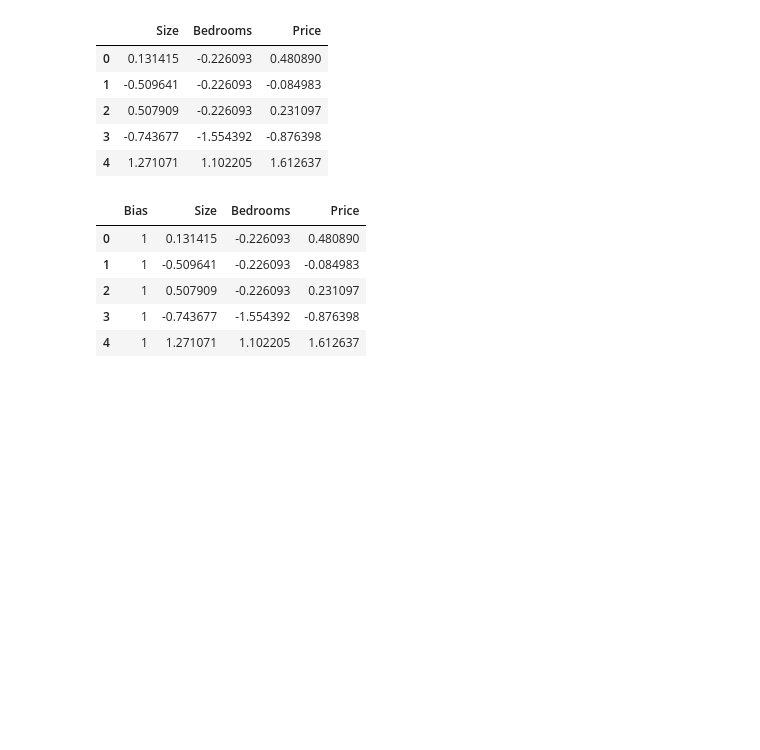
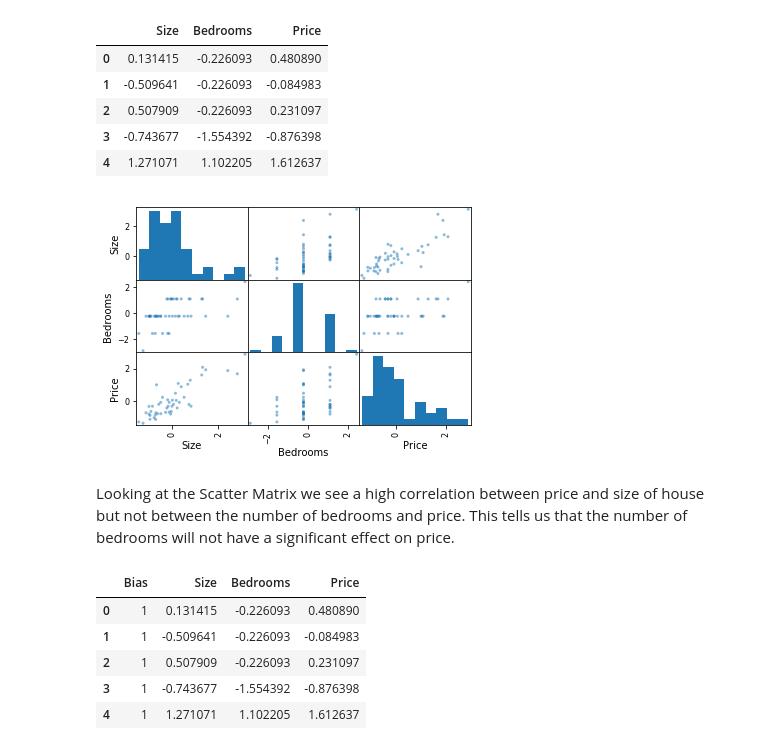
Before and after one commit to harperd/boxcli, a Jupyter notebook: notebooks/multivariate_linear_regression.ipynb, the cells around one changed output. Saved outputs shown, nothing was run; the diff lists cells and outputs as text; code cells hidden in the pictures; blank space fills up the shorter version.

```diff
--- a/notebooks/multivariate_linear_regression.ipynb
+++ b/notebooks/multivariate_linear_regression.ipynb
@@ -57,6 +57,13 @@ df_norm.head()
 | 2 | 0.507909 | -0.226093 | 0.231097 |
 | 3 | -0.743677 | -1.554392 | -0.876398 |
 | 4 | 1.271071 | 1.102205 | 1.612637 |
+# %%
+pd.plotting.scatter_matrix(df_norm)
+plt.show()
+# %% [output]
+[figure, added]
+# %% [markdown]
+Looking at the Scatter Matrix we see a high correlation between price and size of house but not between the number of bedrooms and price. This tells us that the number of bedrooms will not have a significant effect on price.
 # %%
 # Append a bias column to the beginning
 # of the DataFrame. This will be used when computing
```
Also changed, not shown: parts of 2 cells of this notebook.
